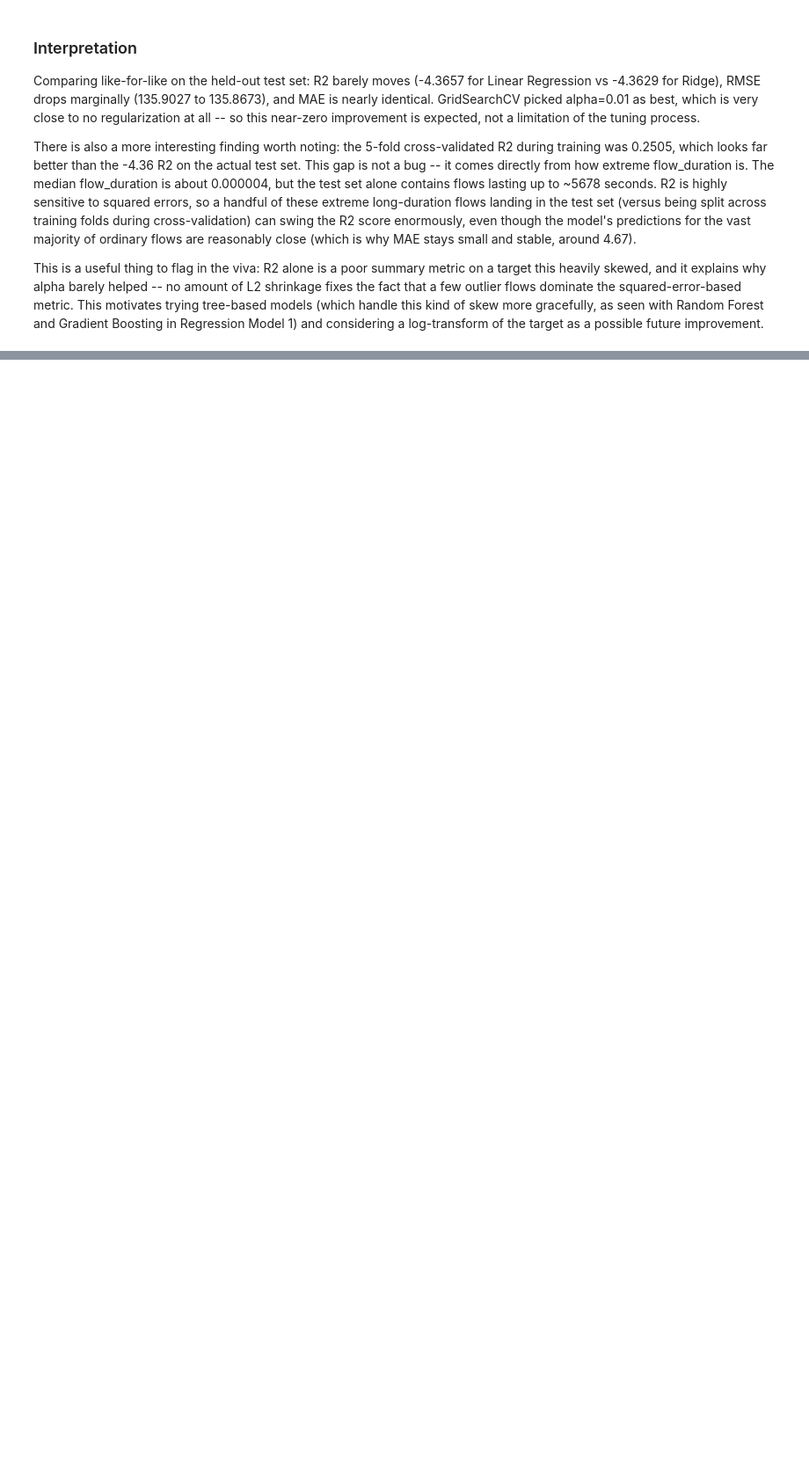
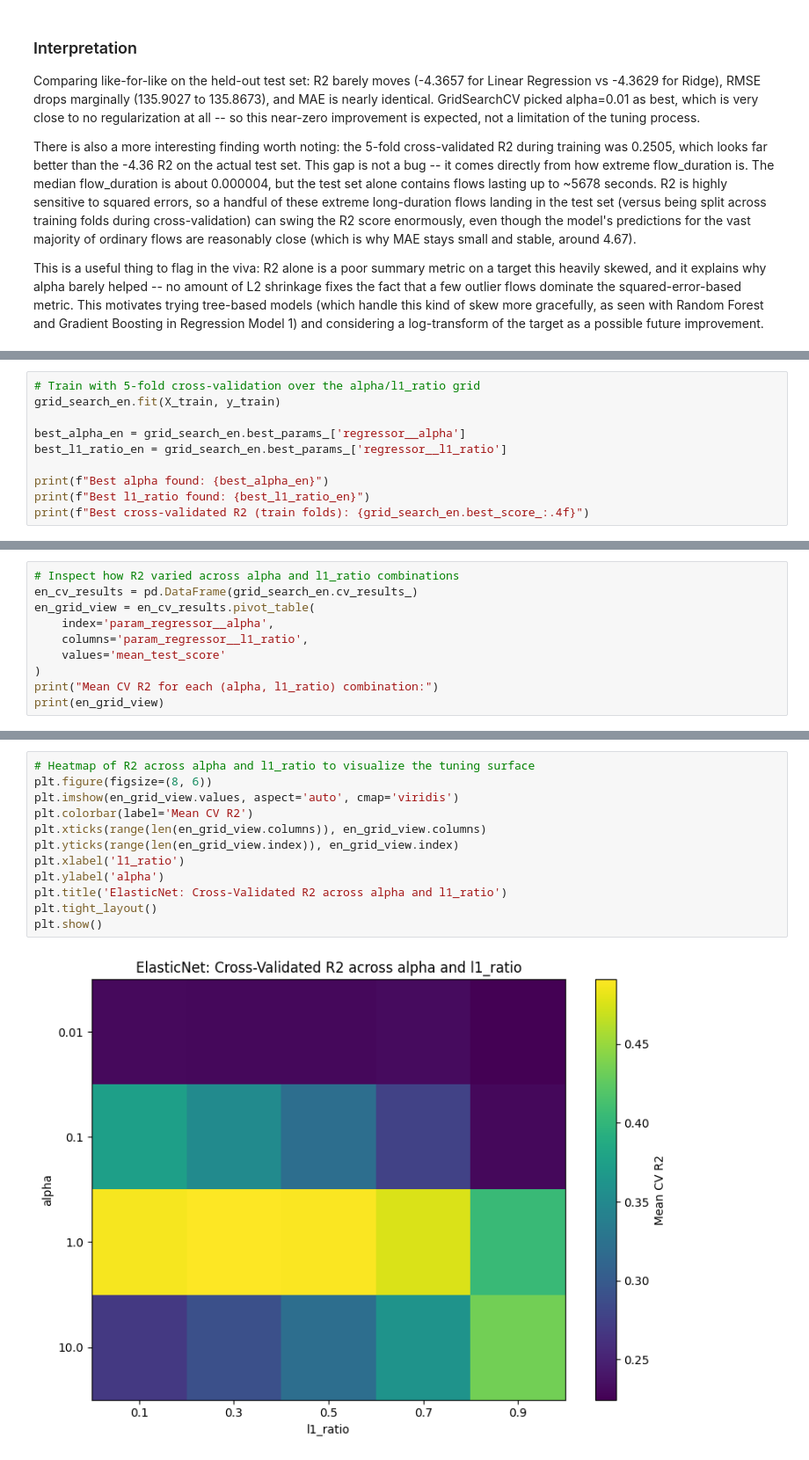
Before and after one commit to likhith1253/ML_Capstone, a Jupyter notebook: regression/regression_2.ipynb, the cells around one changed output, grey strips where cells are left out. Shown at 88% size. Saved outputs shown, nothing was run; the diff lists cells and outputs as text; blank space fills up the shorter version.

Commit message:
Add ElasticNet Regression with alpha/l1_ratio tuning and Ridge/Lasso comparison (Person 2)

```diff
--- a/regression/regression_2.ipynb
+++ b/regression/regression_2.ipynb
@@ -392,0 +427,10 @@ This is a useful thing to flag in the viva: R2 alone is a poor summary metric on
+# %%
+# Train with 5-fold cross-validation over the alpha/l1_ratio grid
+grid_search_en.fit(X_train, y_train)
+
+best_alpha_en = grid_search_en.best_params_['regressor__alpha']
+best_l1_ratio_en = grid_search_en.best_params_['regressor__l1_ratio']
+
+print(f"Best alpha found: {best_alpha_en}")
+print(f"Best l1_ratio found: {best_l1_ratio_en}")
+print(f"Best cross-validated R2 (train folds): {grid_search_en.best_score_:.4f}")
@@ -392,0 +441,10 @@ This is a useful thing to flag in the viva: R2 alone is a poor summary metric on
+# %%
+# Inspect how R2 varied across alpha and l1_ratio combinations
+en_cv_results = pd.DataFrame(grid_search_en.cv_results_)
+en_grid_view = en_cv_results.pivot_table(
+    index='param_regressor__alpha',
+    columns='param_regressor__l1_ratio',
+    values='mean_test_score'
+)
+print("Mean CV R2 for each (alpha, l1_ratio) combination:")
+print(en_grid_view)
@@ -392,0 +459,14 @@ This is a useful thing to flag in the viva: R2 alone is a poor summary metric on
+# %%
+# Heatmap of R2 across alpha and l1_ratio to visualize the tuning surface
+plt.figure(figsize=(8, 6))
+plt.imshow(en_grid_view.values, aspect='auto', cmap='viridis')
+plt.colorbar(label='Mean CV R2')
+plt.xticks(range(len(en_grid_view.columns)), en_grid_view.columns)
+plt.yticks(range(len(en_grid_view.index)), en_grid_view.index)
+plt.xlabel('l1_ratio')
+plt.ylabel('alpha')
+plt.title('ElasticNet: Cross-Validated R2 across alpha and l1_ratio')
+plt.tight_layout()
+plt.show()
+# %% [output]
+[figure, added]
```
Also changed, not shown: parts of 12 cells of this notebook.
